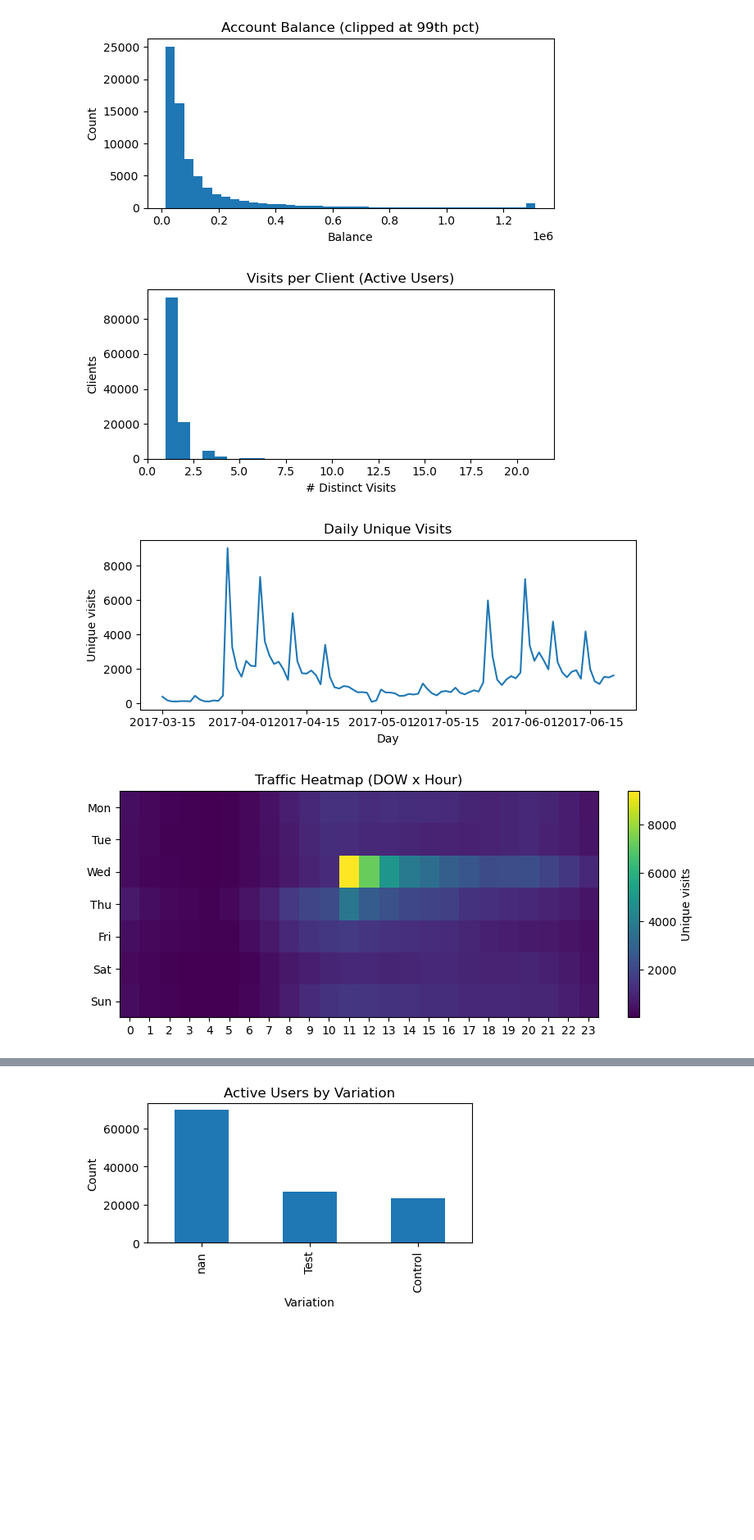
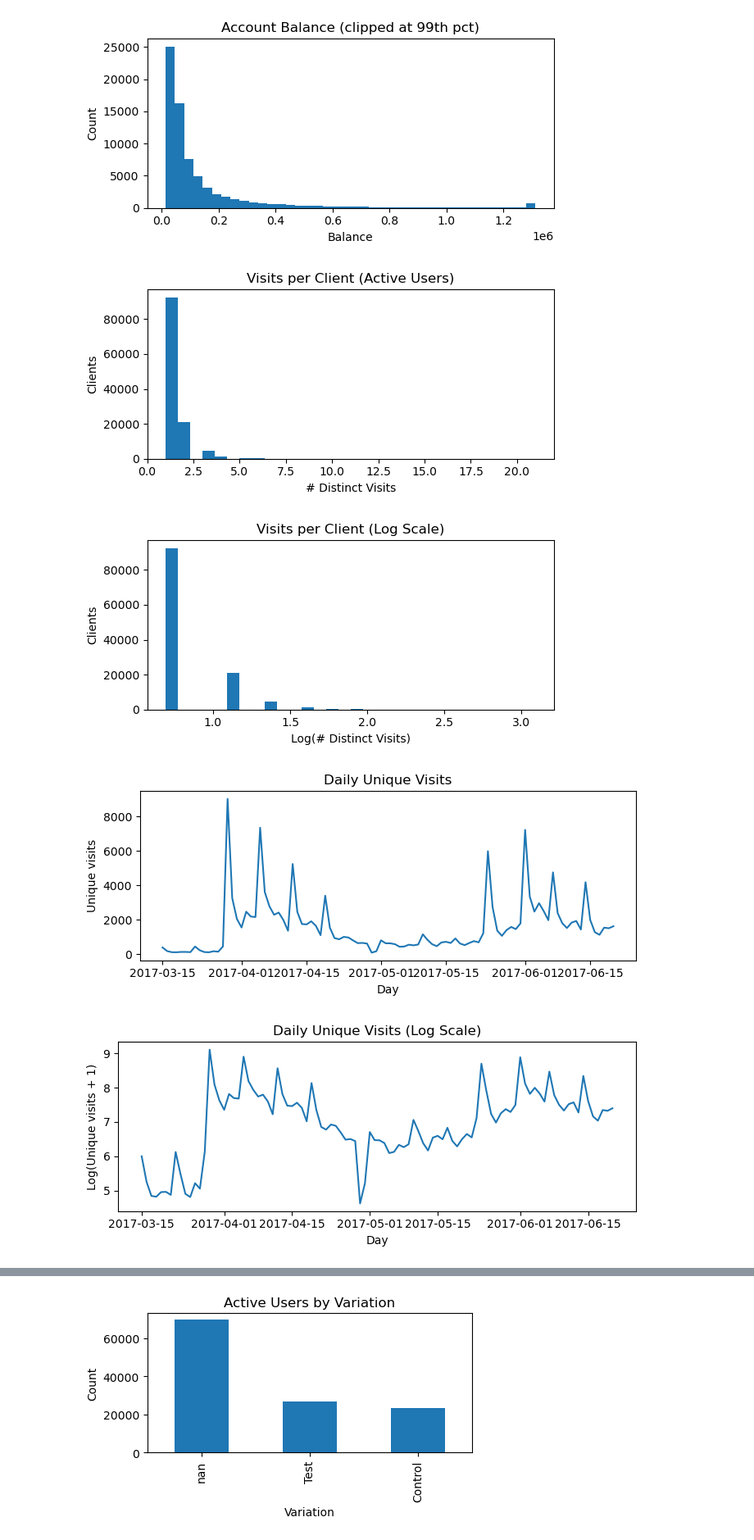
Before and after one commit to TeresaSilva7361/vanguard-ab-test, a Jupyter notebook: project.ipynb, the cells around one changed output, grey strips where cells are left out. Shown at 82% size. Cells and saved outputs as stored; diff of their text form; code cells hidden in the pictures; blank space fills up the shorter version.

```diff
--- a/project.ipynb
+++ b/project.ipynb
@@ -156,32 +165,65 @@ if 'visit_id' in web.columns:
     plt.figure(figsize=(6,3))
     visits_per_client.plot(kind='hist', bins=30)
     plt.title('Visits per Client (Active Users)')
     plt.xlabel('# Distinct Visits'); plt.ylabel('Clients')
     plt.tight_layout(); plt.show()
 
+# Visits per client (LOG)
+if 'visit_id' in web.columns:
+    visits_per_client = (web.groupby('client_id')['visit_id'].nunique()
+                           .sort_values(ascending=False))
+
+    # Apply log transform (add 1 so log(0) doesn’t break)
+    log_visits = np.log1p(visits_per_client)
+
+    plt.figure(figsize=(6,3))
+    log_visits.plot(kind='hist', bins=30)
+    plt.title('Visits per Client (Log Scale)')
+    plt.xlabel('Log(# Distinct Visits)')
+    plt.ylabel('Clients')
+    plt.tight_layout()
+    plt.show()
+
 # Activity over time (daily visits)
 daily = (web.dropna(subset=['date_time'])
            .assign(day=lambda d: d['date_time'].dt.date)
            .groupby('day')['visit_id'].nunique())
 plt.figure(figsize=(7,3))
 daily.plot()
 plt.title('Daily Unique Visits'); plt.xlabel('Day'); plt.ylabel('Unique visits')
+plt.tight_layout(); plt.show()
+
+import numpy as np
+import matplotlib.pyplot as plt
+
+daily = (web.dropna(subset=['date_time'])
+           .assign(day=lambda d: d['date_time'].dt.date)
+           .groupby('day')['visit_id'].nunique())
+
+# Apply log transform
+daily_log = np.log1p(daily)
+
+plt.figure(figsize=(7,3))
+daily_log.plot()
+plt.title('Daily Unique Visits (Log Scale)')
+plt.xlabel('Day'); plt.ylabel('Log(Unique visits + 1)')
 plt.tight_layout(); plt.show()
 
 # Day-of-week & hour-of-day heat map
 w = web.dropna(subset=['date_time']).copy()
 w['dow'] = w['date_time'].dt.dayofweek  # 0=Mon
 w['hr']  = w['date_time'].dt.hour
 heat = w.pivot_table(index='dow', columns='hr', values='visit_id',
                      aggfunc='nunique', fill_value=0)
 plt.figure(figsize=(8,3.5))
 plt.imshow(heat, aspect='auto')
 plt.colorbar(label='Unique visits')
 plt.yticks(range(7), ['Mon','Tue','Wed','Thu','Fri','Sat','Sun'])
 plt.xticks(range(24), range(24))
 plt.title('Traffic Heatmap (DOW x Hour)')
 plt.tight_layout(); plt.show()
 # %% [output]
 [figure]
-[figure, old version]
+[figure, new version]
-[figure, old version]
+[figure, new version]
+[figure, added]
```
Also changed, not shown: parts of 5 cells of this notebook.
